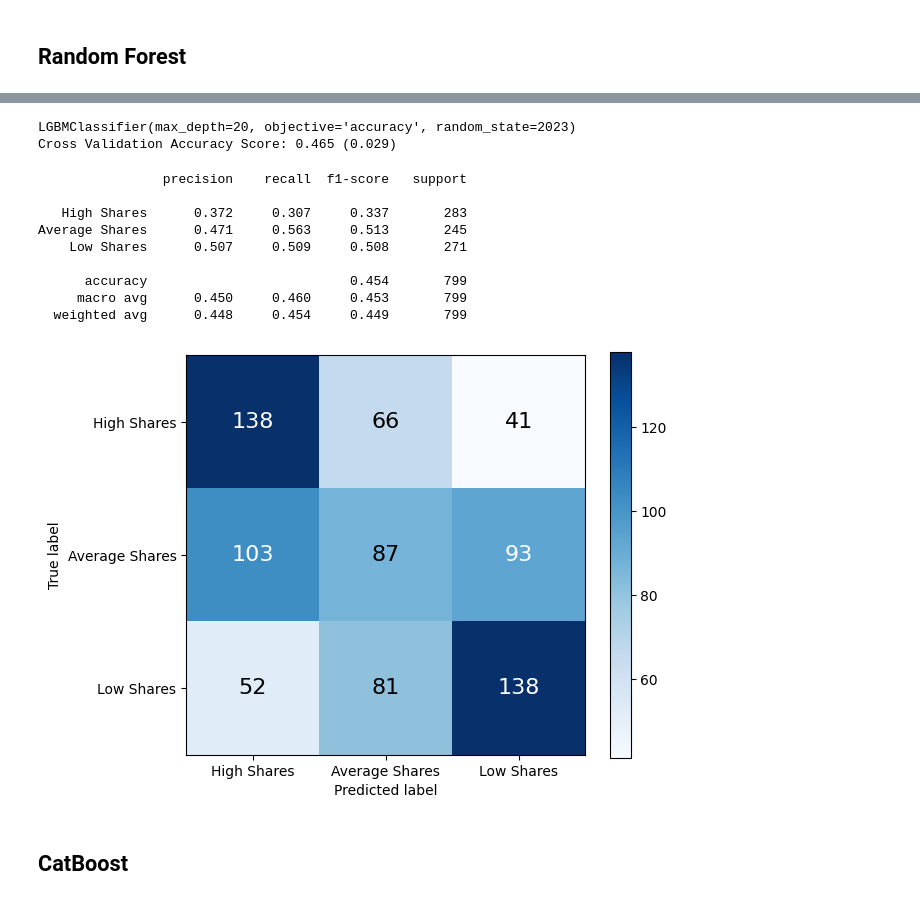
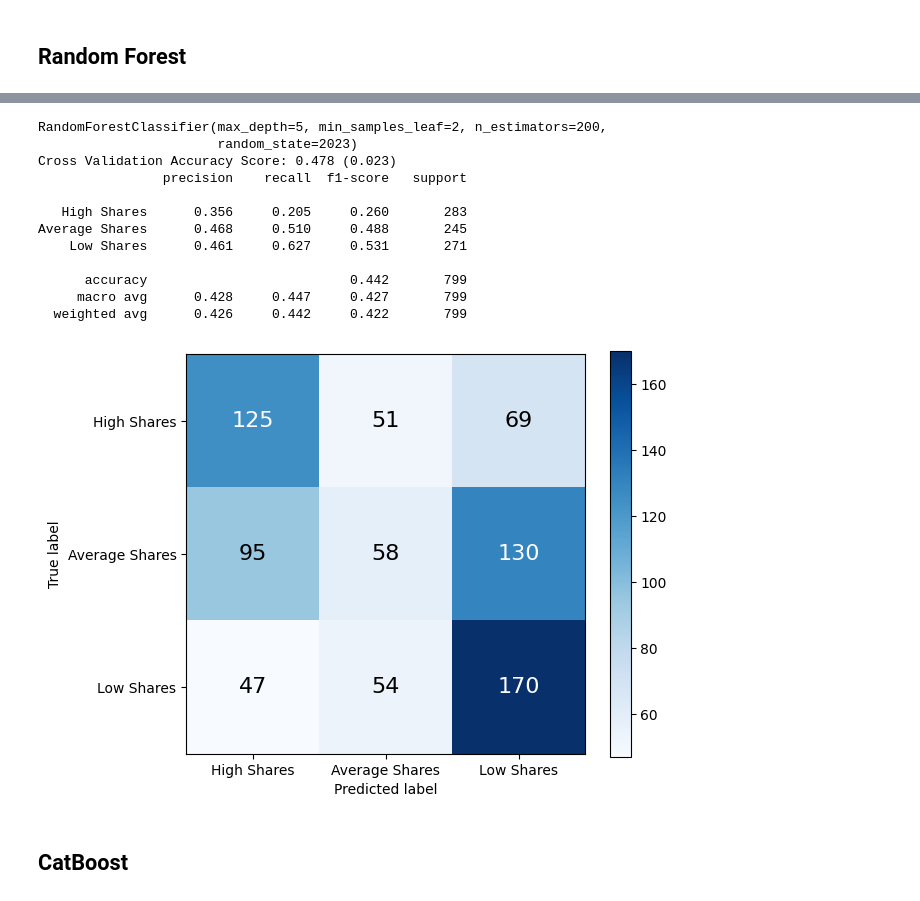
Before and after one commit to ChuanPoYan/IS4242-Project, a Jupyter notebook: The Smart Local Modelling.ipynb, the cells around one changed output, grey strips where cells are left out. Drawn from its saved outputs; the diff is of its cells as text; code cells hidden in the pictures.

Commit message:
Run Models with rerun dataset

```diff
--- a/The Smart Local Modelling.ipynb
+++ b/The Smart Local Modelling.ipynb
@@ -283,14 +283,14 @@ knn_GS = GridSearchCV(
     },
     n_jobs=multiprocessing.cpu_count())
 
-knn_GS = knn_GS.fit(X_train_scaled, y_train.to_numpy().ravel())
+knn_GS = knn_GS.fit(X_train_scaled, y_train)
 
 knn_best_model = knn_GS.best_estimator_
 print(knn_best_model.get_params())
 
-get_mean_cvs(knn_best_model, X_train_scaled, y_train.to_numpy().ravel())
+get_mean_cvs(knn_best_model, X_train_scaled, y_train)
 
-knn_best_model.fit(X_train_scaled, y_train.to_numpy().ravel())
+knn_best_model.fit(X_train_scaled, y_train)
 y_pred_knn_best = knn_best_model.predict(X_test_scaled)
 evaluate_model(y_test, y_pred_knn_best)
 # %% [output]
@@ -314,9 +314,9 @@ pickle.dump(knn_best_model, open('./dataset/Model/knn_best_model.pkl', 'wb'))
 svm_base_model = SVC()
 print(svm_base_model.get_params())
 
-get_mean_cvs(svm_base_model, X_train_scaled, y_train.to_numpy().ravel())
+get_mean_cvs(svm_base_model, X_train_scaled, y_train)
 
-svm_base_model.fit(X_train_scaled, y_train.to_numpy().ravel())
+svm_base_model.fit(X_train_scaled, y_train)
 y_pred_cb_base = svm_base_model.predict(X_test_scaled)
 evaluate_model(y_test, y_pred_cb_base)
 # %% [output]
@@ -342,14 +342,14 @@ svm_GS = GridSearchCV(
     },
     n_jobs=multiprocessing.cpu_count())
 
-svm_GS = svm_GS.fit(X_train_scaled, y_train.to_numpy().ravel())
+svm_GS = svm_GS.fit(X_train_scaled, y_train)
 
 svm_best_model = svm_GS.best_estimator_
 print(svm_best_model.get_params())
 
-get_mean_cvs(svm_best_model, X_train_scaled, y_train.to_numpy().ravel())
+get_mean_cvs(svm_best_model, X_train_scaled, y_train)
 
-svm_best_model.fit(X_train_scaled, y_train.to_numpy().ravel())
+svm_best_model.fit(X_train_scaled, y_train)
 y_pred_svm_best = svm_best_model.predict(X_test_scaled)
 evaluate_model(y_test, y_pred_svm_best)
 # %% [output]
@@ -377,9 +377,9 @@ rf_base_model = RandomForestClassifier(
 )
 print(rf_base_model.get_params())
 
-get_mean_cvs(rf_base_model, X_train, y_train.to_numpy().ravel())
+get_mean_cvs(rf_base_model, X_train, y_train)
 
-rf_base_model.fit(X_train, y_train.to_numpy().ravel())
+rf_base_model.fit(X_train, y_train)
 y_pred_cb_base = rf_base_model.predict(X_test)
 evaluate_model(y_test, y_pred_cb_base)
 # %% [output]
@@ -398,35 +398,38 @@ Average Shares      0.477     0.518     0.497       245
 # %%
 rf_GS = GridSearchCV(
-    lgb.LGBMClassifier(objective='accuracy', random_state=rand_state),
+    RandomForestClassifier(random_state=rand_state),
     {
         'n_estimators': [100, 200, 500],
         'max_depth': [None, 5, 10, 20],
+        'min_samples_split': [2, 5, 10],
+        'min_samples_leaf': [1, 2, 4]
     },
     n_jobs=multiprocessing.cpu_count())
 
-rf_GS = rf_GS.fit(X_train, y_train.to_numpy().ravel())
+rf_GS = rf_GS.fit(X_train, y_train)
 
 rf_best_model = rf_GS.best_estimator_
 print(rf_best_model)
 
-get_mean_cvs(rf_best_model, X_train, y_train.to_numpy().ravel())
+get_mean_cvs(rf_best_model, X_train, y_train)
 
 rf_best_model.fit(X_train, y_train)
 y_pred_rf_best = rf_best_model.predict(X_test)
 evaluate_model(y_test, y_pred_rf_best)
 # %% [output]
-LGBMClassifier(max_depth=20, objective='accuracy', random_state=2023)
-Cross Validation Accuracy Score: 0.465 (0.029)
+RandomForestClassifier(max_depth=5, min_samples_leaf=2, n_estimators=200,
+                       random_state=2023)
+Cross Validation Accuracy Score: 0.478 (0.023)
+                precision    recall  f1-score   support
+
+   High Shares      0.356     0.205     0.260       283
+Average Shares      0.468     0.510     0.488       245
+    Low Shares      0.461     0.627     0.531       271
+
+      accuracy                          0.442       799
+     macro avg      0.428     0.447     0.427       799
+  weighted avg      0.426     0.442     0.422       799
-                precision    recall  f1-score   support
-
-   High Shares      0.372     0.307     0.337       283
-Average Shares      0.471     0.563     0.513       245
-    Low Shares      0.507     0.509     0.508       271
-
-      accuracy                          0.454       799
-     macro avg      0.450     0.460     0.453       799
-  weighted avg      0.448     0.454     0.449       799
-[figure, old version]
+[figure, new version]
 # %%
 pickle.dump(rf_best_model, open('./dataset/Model/rf_best_model.pkl', 'wb'))
 # %% [markdown]
```
Also changed, not shown: parts of 16 cells of this notebook, 13 other files.
